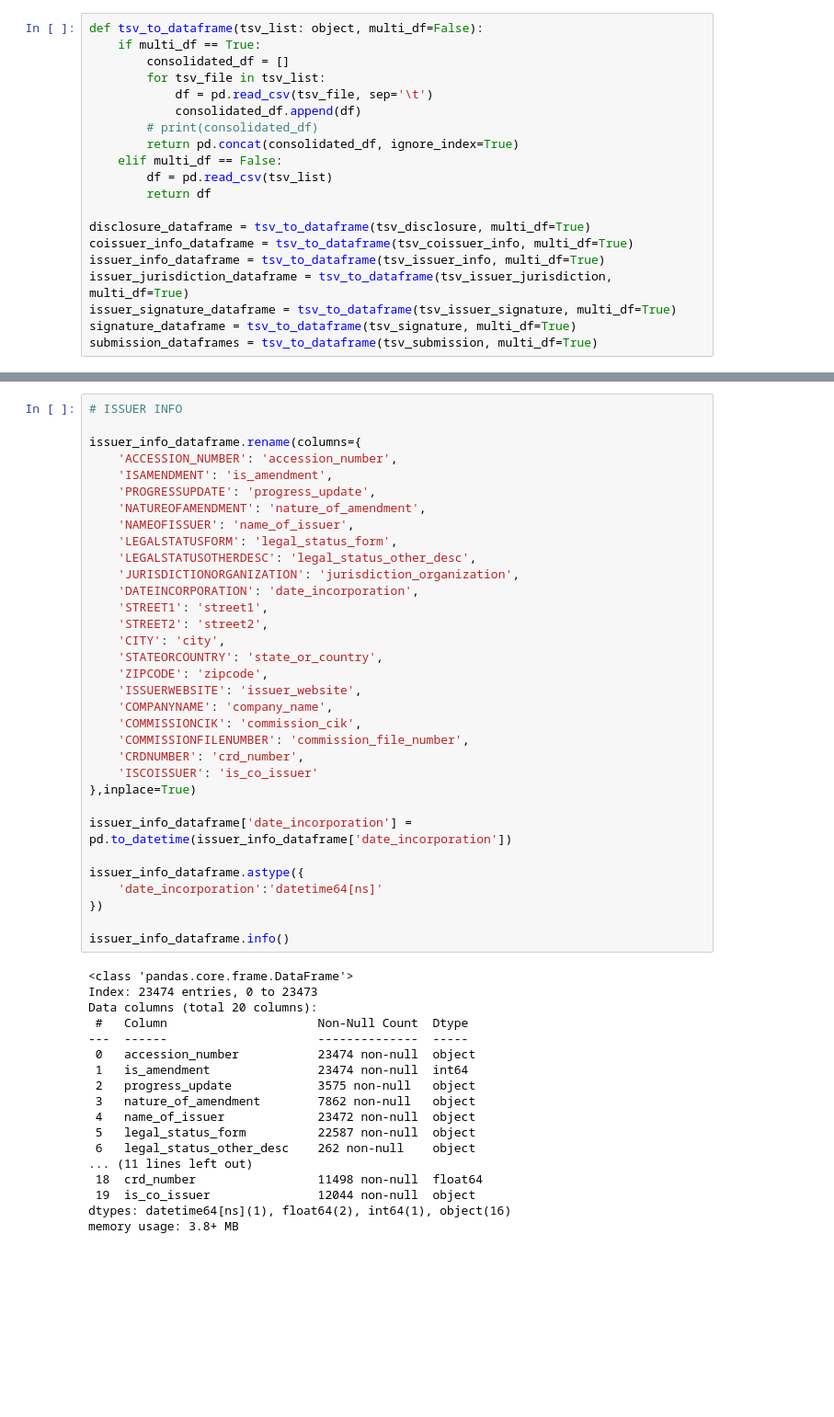
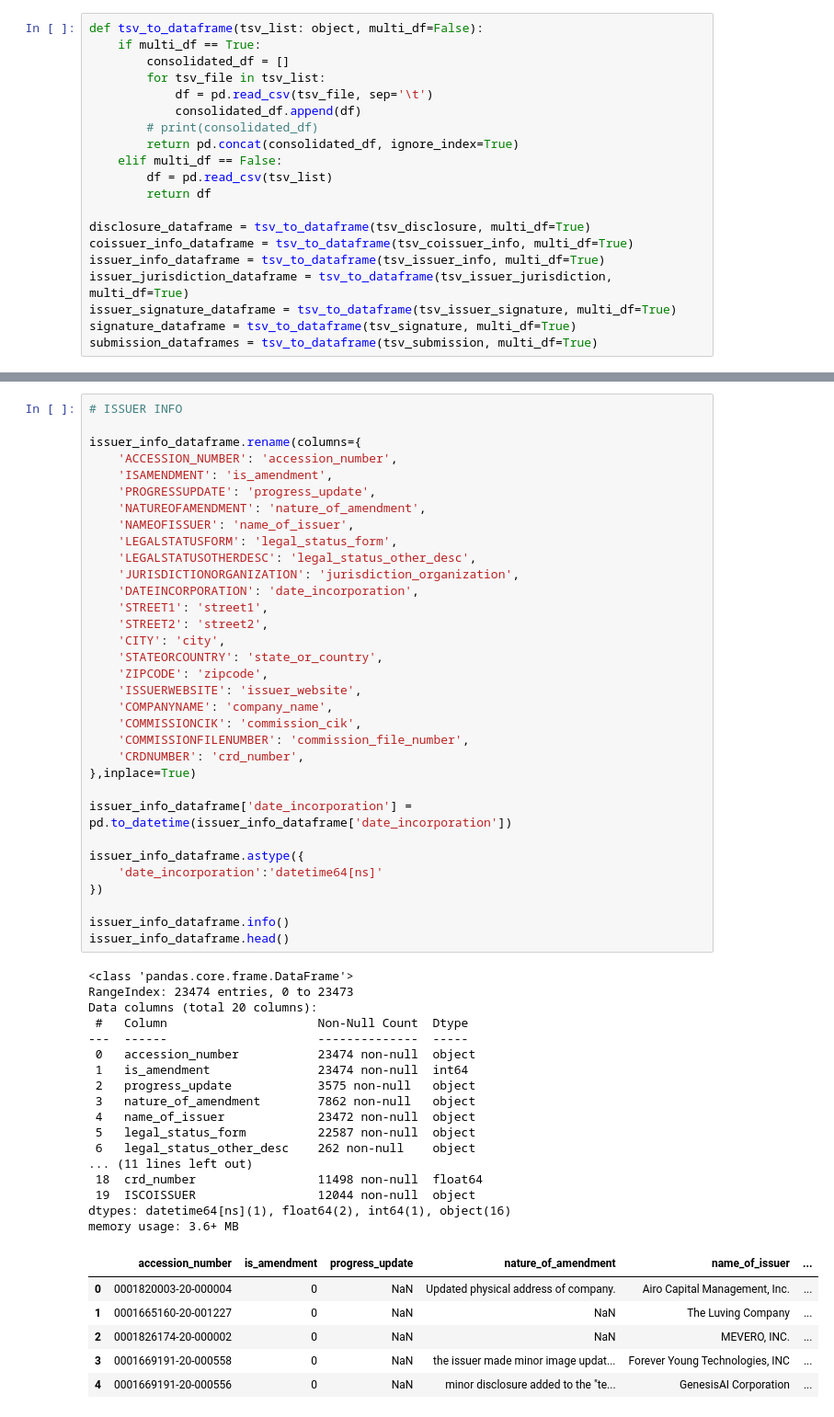
Before and after one commit to derek-nguyen/graphy_financials, a Jupyter notebook: app/services/etl.ipynb, the cells around one changed output, grey strips where cells are left out. Shown: that part at 92% size. Cells and saved outputs as stored; diff of their text form; blank space fills up the shorter version.

Commit message:
finished creating tables

```diff
--- a/app/services/etl.ipynb
+++ b/app/services/etl.ipynb
@@ -240,36 +259,42 @@ issuer_info_dataframe.rename(columns={
     'ZIPCODE': 'zipcode',
     'ISSUERWEBSITE': 'issuer_website',
     'COMPANYNAME': 'company_name',
     'COMMISSIONCIK': 'commission_cik',
     'COMMISSIONFILENUMBER': 'commission_file_number',
     'CRDNUMBER': 'crd_number',
-    'ISCOISSUER': 'is_co_issuer'
 },inplace=True)
 
 issuer_info_dataframe['date_incorporation'] = pd.to_datetime(issuer_info_dataframe['date_incorporation'])
 
 issuer_info_dataframe.astype({
     'date_incorporation':'datetime64[ns]'
 })
 
 issuer_info_dataframe.info()
+issuer_info_dataframe.head()
 # %% [output]
 <class 'pandas.core.frame.DataFrame'>
-Index: 23474 entries, 0 to 23473
+RangeIndex: 23474 entries, 0 to 23473
 Data columns (total 20 columns):
  #   Column                     Non-Null Count  Dtype
 ---  ------                     --------------  -----
  0   accession_number           23474 non-null  object
  1   is_amendment               23474 non-null  int64
  2   progress_update            3575 non-null   object
  3   nature_of_amendment        7862 non-null   object
  4   name_of_issuer             23472 non-null  object
  5   legal_status_form          22587 non-null  object
  6   legal_status_other_desc    262 non-null    object
 ... (11 lines left out)
  18  crd_number                 11498 non-null  float64
- 19  is_co_issuer               12044 non-null  object
+ 19  ISCOISSUER                 12044 non-null  object
 dtypes: datetime64[ns](1), float64(2), int64(1), object(16)
-memory usage: 3.8+ MB
+memory usage: 3.6+ MB
+|  | accession_number | is_amendment | progress_update | nature_of_amendment | name_of_issuer | ... |
+| 0 | 0001820003-20-000004 | 0 | NaN | Updated physical address of company. | Airo Capital Management, Inc. | ... |
+| 1 | 0001665160-20-001227 | 0 | NaN | NaN | The Luving Company | ... |
+| 2 | 0001826174-20-000002 | 0 | NaN | NaN | MEVERO, INC. | ... |
+| 3 | 0001669191-20-000558 | 0 | NaN | the issuer made minor image updat... | Forever Young Technologies, INC | ... |
+| 4 | 0001669191-20-000556 | 0 | NaN | minor disclosure added to the "te... | GenesisAI Corporation | ... |
 # %%
 submission_dataframes.info()
```
Also changed, not shown: parts of 5 cells of this notebook, 4 other files.
